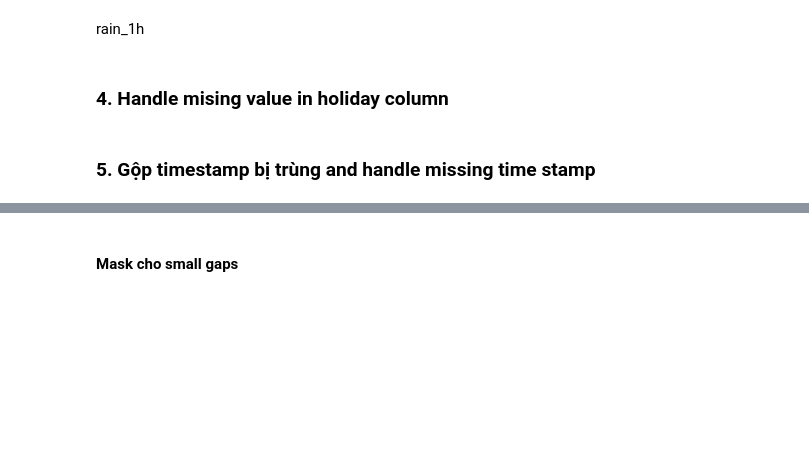
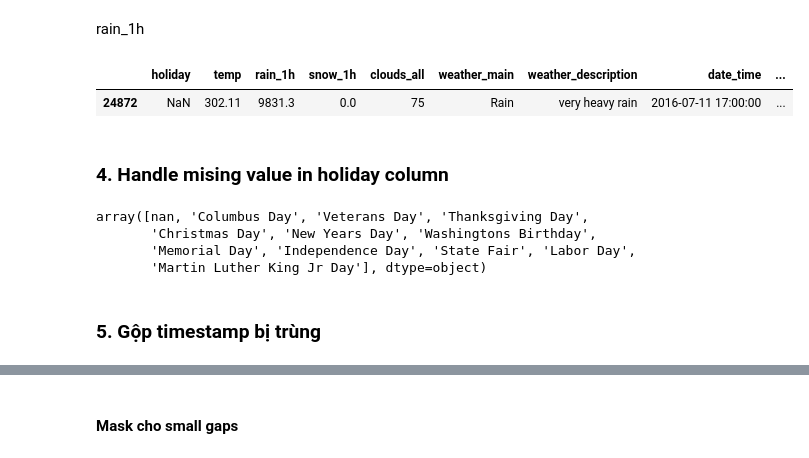
Before and after one commit to DucAnhShyyy/Traffic_Volume_Prediction, a Jupyter notebook: cleaning.ipynb, the cells around one changed output, grey strips where cells are left out. Cells and saved outputs as stored; diff of their text form; code cells hidden in the pictures; blank space fills up the shorter version.

```diff
--- a/cleaning.ipynb
+++ b/cleaning.ipynb
@@ -89,14 +152,26 @@ temp
 df['temp'] = df['temp'].replace(0, np.nan)
 # %% [markdown]
 rain_1h
+# %%
+df[df['rain_1h'] == df['rain_1h'].max()]
+# %% [output]
+|  | holiday | temp | rain_1h | snow_1h | clouds_all | weather_main | weather_description | date_time | ... |
+| 24872 | NaN | 302.11 | 9831.3 | 0.0 | 75 | Rain | very heavy rain | 2016-07-11 17:00:00 | ... |
 # %%
 real_max_rain = df.loc[df['rain_1h'] < 100, 'rain_1h'].max()
 df.loc[df['rain_1h'] > 100, 'rain_1h'] = real_max_rain
 # %% [markdown]
 ### 4. Handle mising value in holiday column
+# %%
+df['holiday'].unique()
+# %% [output]
+array([nan, 'Columbus Day', 'Veterans Day', 'Thanksgiving Day',
+       'Christmas Day', 'New Years Day', 'Washingtons Birthday',
+       'Memorial Day', 'Independence Day', 'State Fair', 'Labor Day',
+       'Martin Luther King Jr Day'], dtype=object)
 # %%
 df['holiday'] = df['holiday'].fillna('None')
 df['is_holiday'] = (df['holiday'] != 'None').astype(int)
 df = df.drop(columns=["holiday"])
 # %% [markdown]
-### 5. Gộp timestamp bị trùng and handle missing time stamp
+### 5. Gộp timestamp bị trùng
```
Also changed, not shown: parts of 56 cells of this notebook.
